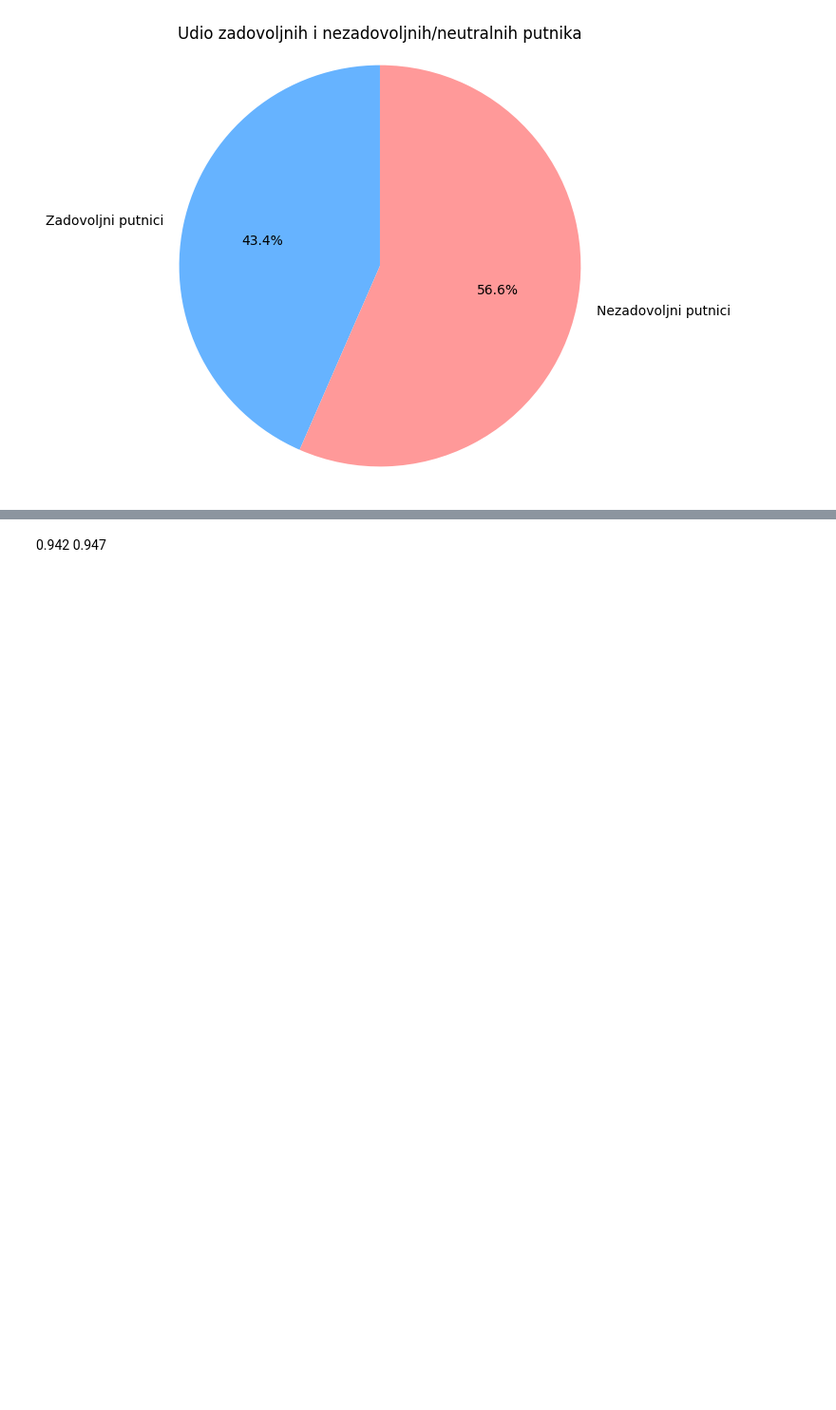
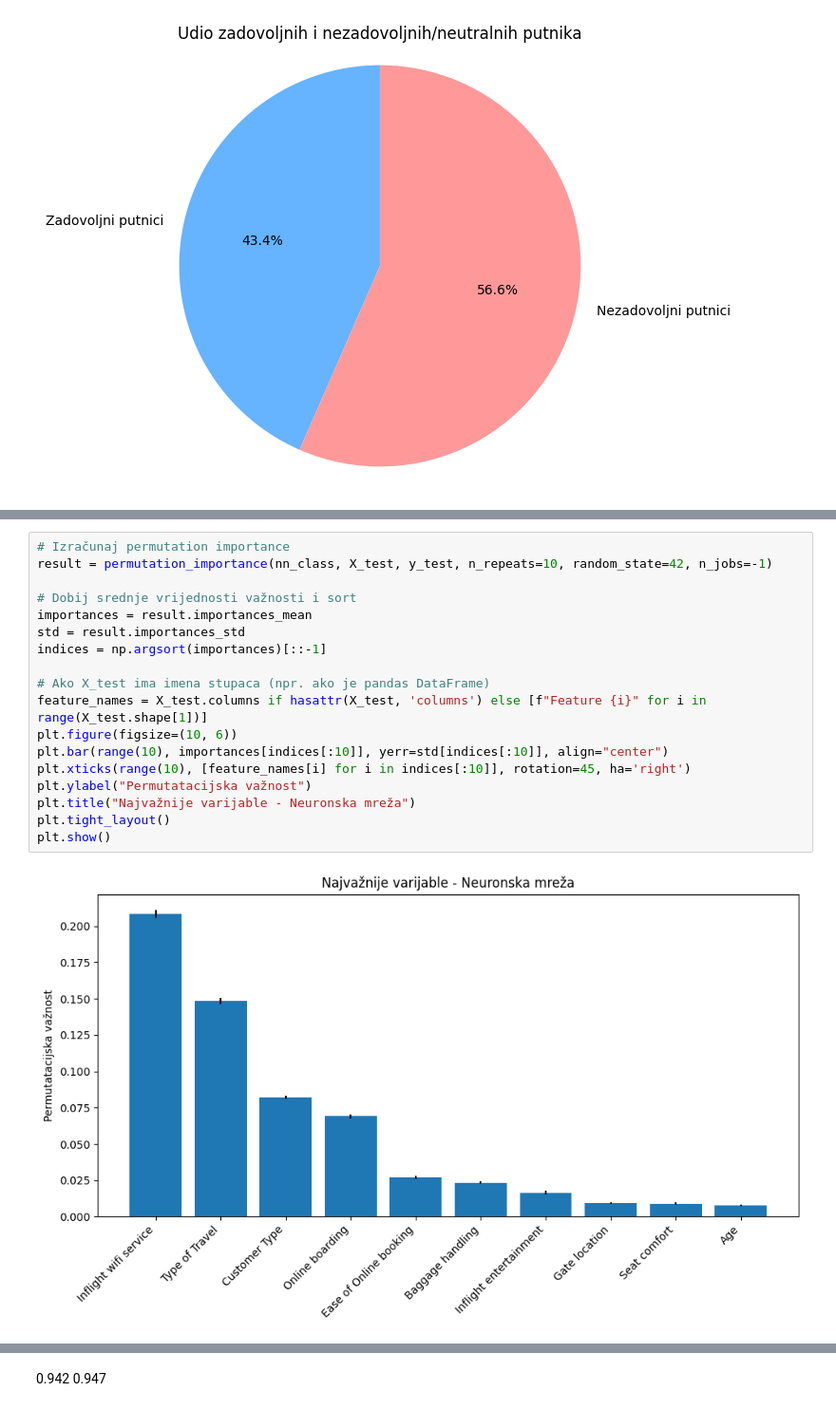
Before and after one commit to T-Kvesic/Primjena-algoritama-strojnog-u-enja-u-predvi-anju-nezadovoljstva-avio-putnika-, a Jupyter notebook: diplomski-main/avioZadovoljstvo.ipynb, the cells around one changed output, grey strips where cells are left out. Shown: that part at 95% size. Saved outputs shown, nothing was run; the diff lists cells and outputs as text; blank space fills up the shorter version.

```diff
--- a/diplomski-main/avioZadovoljstvo.ipynb
+++ b/diplomski-main/avioZadovoljstvo.ipynb
@@ -175,0 +345,20 @@ plt.show()
+# %%
+# Izračunaj permutation importance
+result = permutation_importance(nn_class, X_test, y_test, n_repeats=10, random_state=42, n_jobs=-1)
+
+# Dobij srednje vrijednosti važnosti i sort
+importances = result.importances_mean
+std = result.importances_std
+indices = np.argsort(importances)[::-1]
+
+# Ako X_test ima imena stupaca (npr. ako je pandas DataFrame)
+feature_names = X_test.columns if hasattr(X_test, 'columns') else [f"Feature {i}" for i in range(X_test.shape[1])]
+plt.figure(figsize=(10, 6))
+plt.bar(range(10), importances[indices[:10]], yerr=std[indices[:10]], align="center")
+plt.xticks(range(10), [feature_names[i] for i in indices[:10]], rotation=45, ha='right')
+plt.ylabel("Permutatacijska važnost")
+plt.title("Najvažnije varijable - Neuronska mreža")
+plt.tight_layout()
+plt.show()
+# %% [output]
+[figure, added]
```
Also changed, not shown: parts of 34 cells of this notebook, 2 other files.
